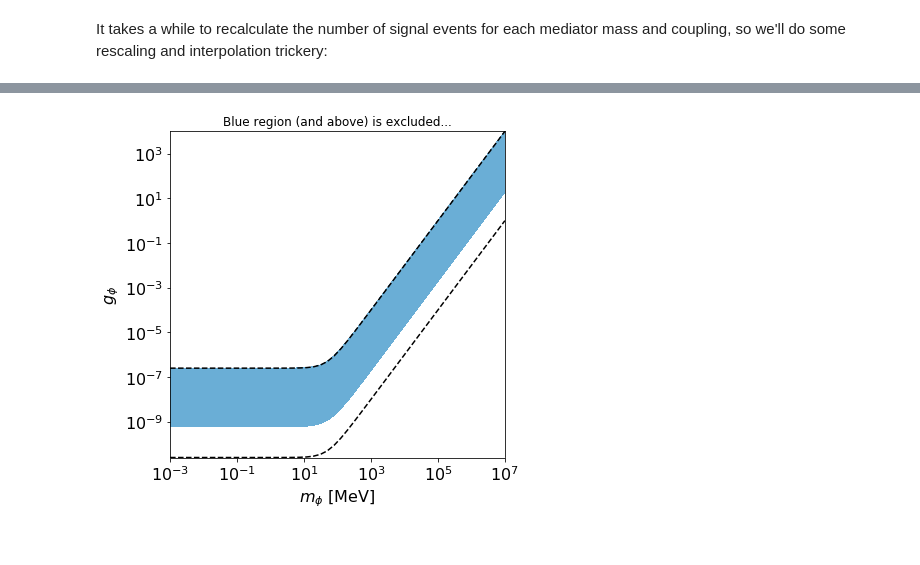
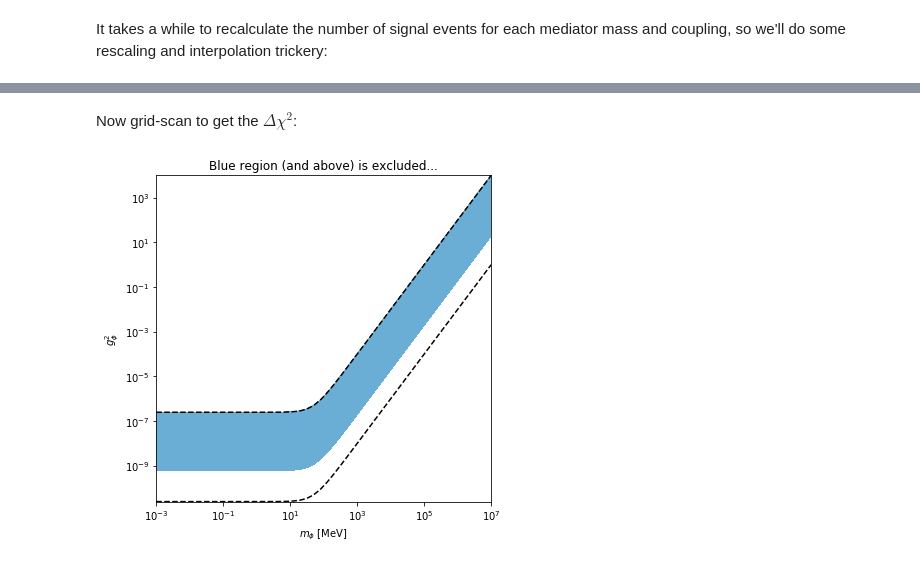
Before and after one commit to bradkav/CEvNS, a Jupyter notebook: COHERENT.ipynb, the cells around one changed output, grey strips where cells are left out. Cells and saved outputs as stored; diff of their text form; code cells hidden in the pictures.

```diff
--- a/COHERENT.ipynb
+++ b/COHERENT.ipynb
@@ -626,6 +632,8 @@ def calc_Nsig_scalar( m_med):
     return np.trapz(integ_vals, xlist)
 
     #return quad(scalar_rate, PE_min, PE_max)[0]
+# %% [markdown]
+Now grid-scan to get the $\Delta \chi^2$:
 # %%
 m_list = np.logspace(-3, 7,50)
 gsq_list = np.logspace(0, 4, 50)
@@ -644,19 +652,19 @@ for i in tqdm(range(len(m_list))):
 # %%
 mgrid, ggrid = np.meshgrid(m_list, gsq_list, indexing='ij')
 ggrid *= 1e-14*(50**2+mgrid**2)
 
 np.savetxt("results/COHERENT_scalar.txt", np.c_[mgrid.flatten(), ggrid.flatten(), deltachi2_scal_grid.flatten()])
 
 
 pl.figure(figsize=(6,6))
 pl.loglog(m_list, g_upper, 'k--')
 pl.loglog(m_list, g_lower, 'k--')
 pl.contourf(mgrid, ggrid, deltachi2_scal_grid, levels=[2.7,1e10],cmap="Blues")
 #pl.colorbar()
 pl.xlabel(r"$m_{\phi}$ [MeV]")
-pl.ylabel(r"$g_{\phi}$")
+pl.ylabel(r"$g_{\phi}^2$")
 pl.title("Blue region (and above) is excluded...", fontsize=12)
 pl.savefig("plots/COHERENT_scalar.pdf")
 pl.show()
 # %% [output]
-[figure, old version]
+[figure, new version]
```
Also changed, not shown: parts of 21 cells of this notebook, 13 other files.
